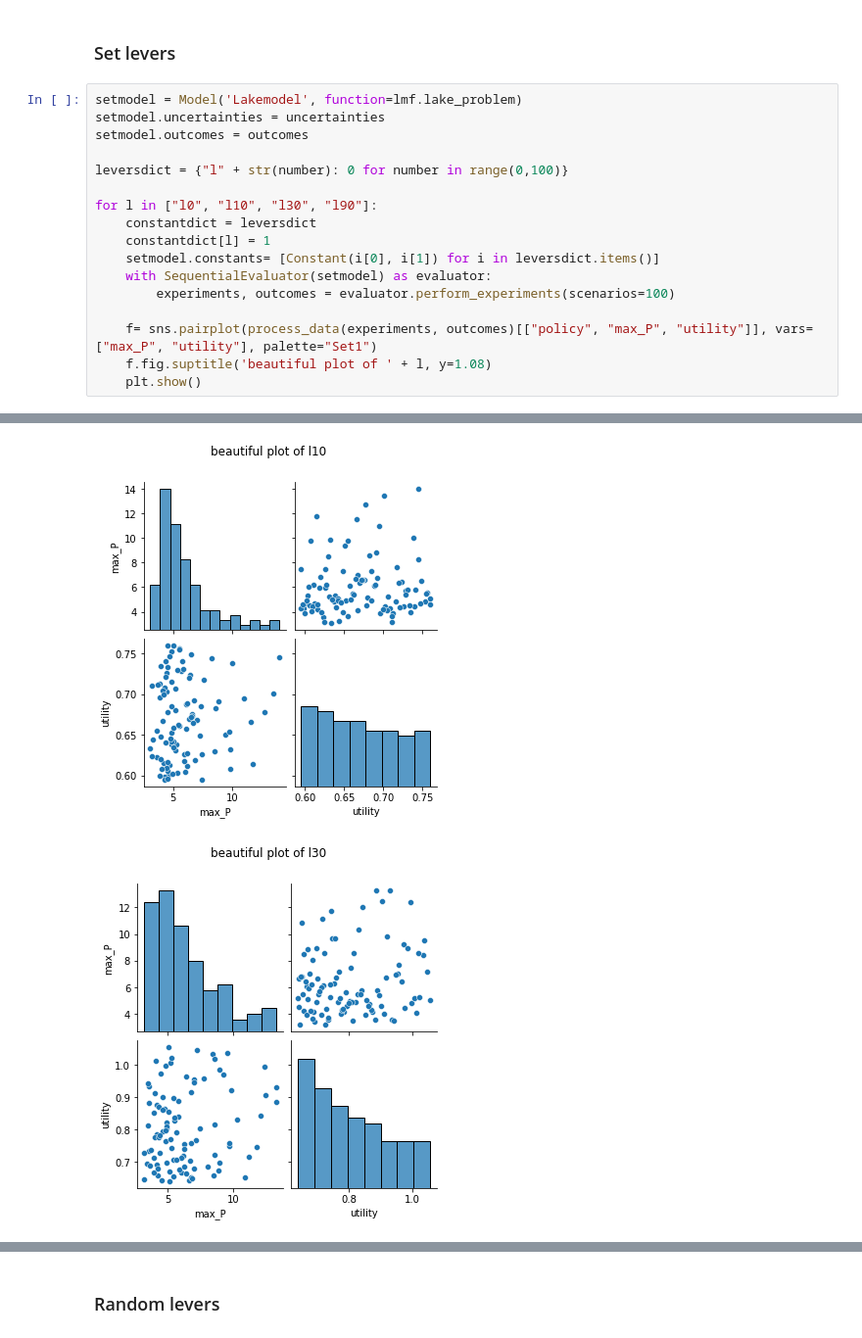
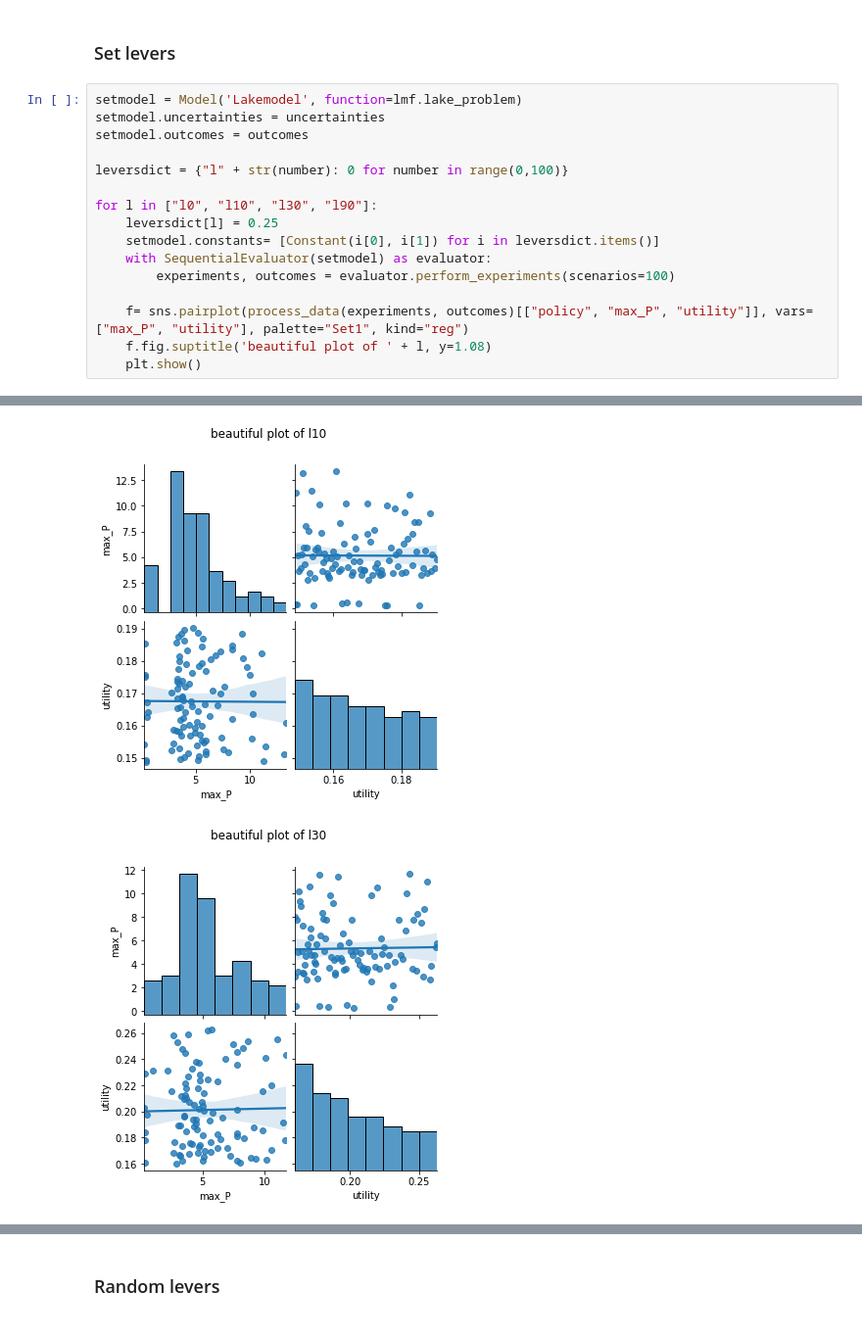
Before and after one commit to Lischip/FabiosDecisions, a Jupyter notebook: epa1361/Week 1-2 - general intro to exploratory modelling/assignment 2 - lakemodel.ipynb, the cells around one changed output, grey strips where cells are left out. Shown at 98% size. Cells and saved outputs as stored; diff of their text form.

```diff
--- a/epa1361/Week 1-2 - general intro to exploratory modelling/assignment 2 - lakemodel.ipynb
+++ b/epa1361/Week 1-2 - general intro to exploratory modelling/assignment 2 - lakemodel.ipynb
@@ -154,13 +155,12 @@ setmodel.outcomes = outcomes
 leversdict = {"l" + str(number): 0 for number in range(0,100)}
 
 for l in ["l0", "l10", "l30", "l90"]:
-    constantdict = leversdict
-    constantdict[l] = 1
+    leversdict[l] = 0.25
     setmodel.constants= [Constant(i[0], i[1]) for i in leversdict.items()]
     with SequentialEvaluator(setmodel) as evaluator:
         experiments, outcomes = evaluator.perform_experiments(scenarios=100)
 
-    f= sns.pairplot(process_data(experiments, outcomes)[["policy", "max_P", "utility"]], vars=["max_P", "utility"], palette="Set1")
+    f= sns.pairplot(process_data(experiments, outcomes)[["policy", "max_P", "utility"]], vars=["max_P", "utility"], palette="Set1", kind="reg")
     f.fig.suptitle('beautiful plot of ' + l, y=1.08)
     plt.show()
 # %% [output]
@@ -168,2 +168,2 @@ for l in ["l0", "l10", "l30", "l90"]:
-[figure, old version]
+[figure, new version]
-[figure, old version]
+[figure, new version]
```
Also changed, not shown: parts of 7 cells of this notebook.
